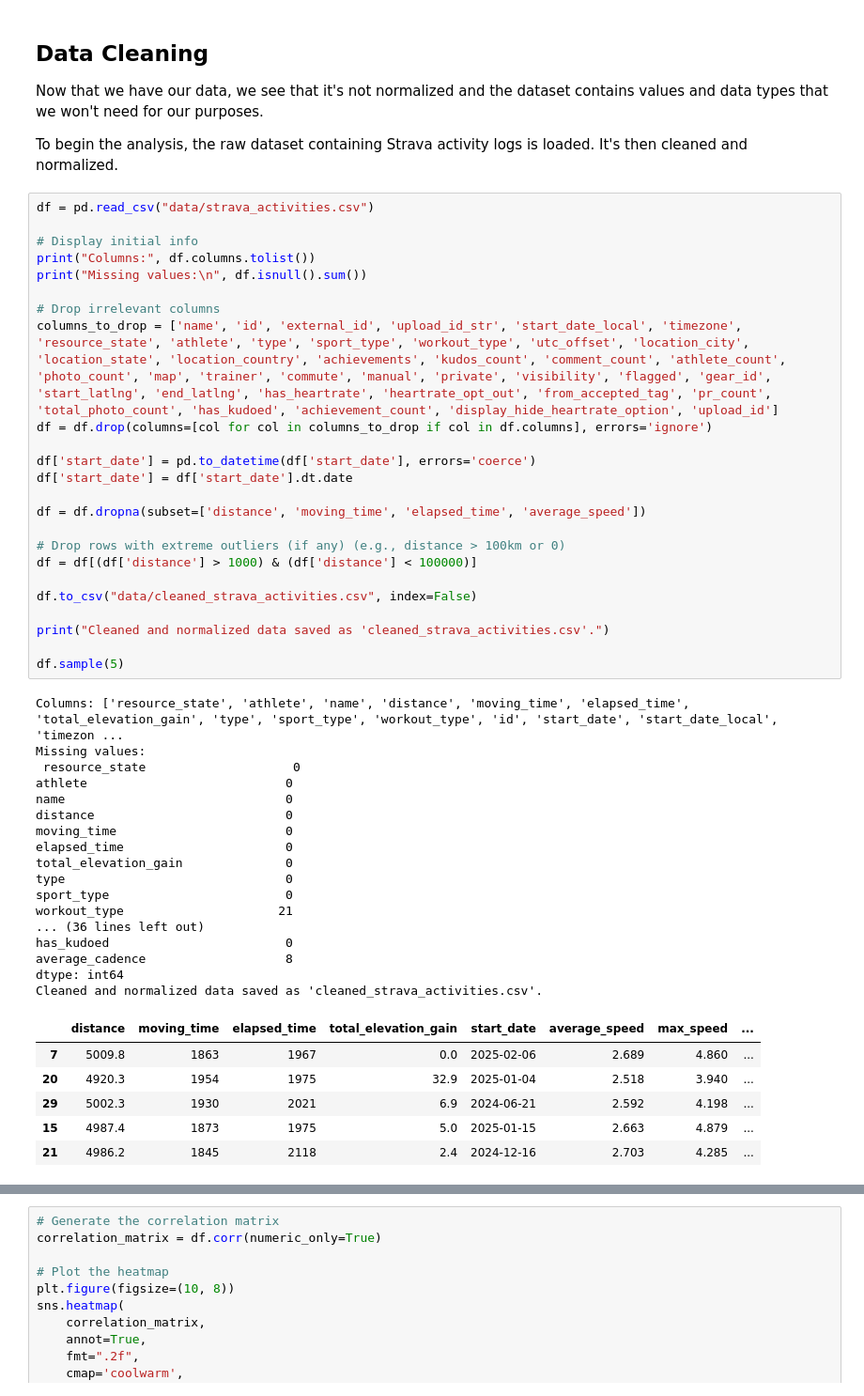
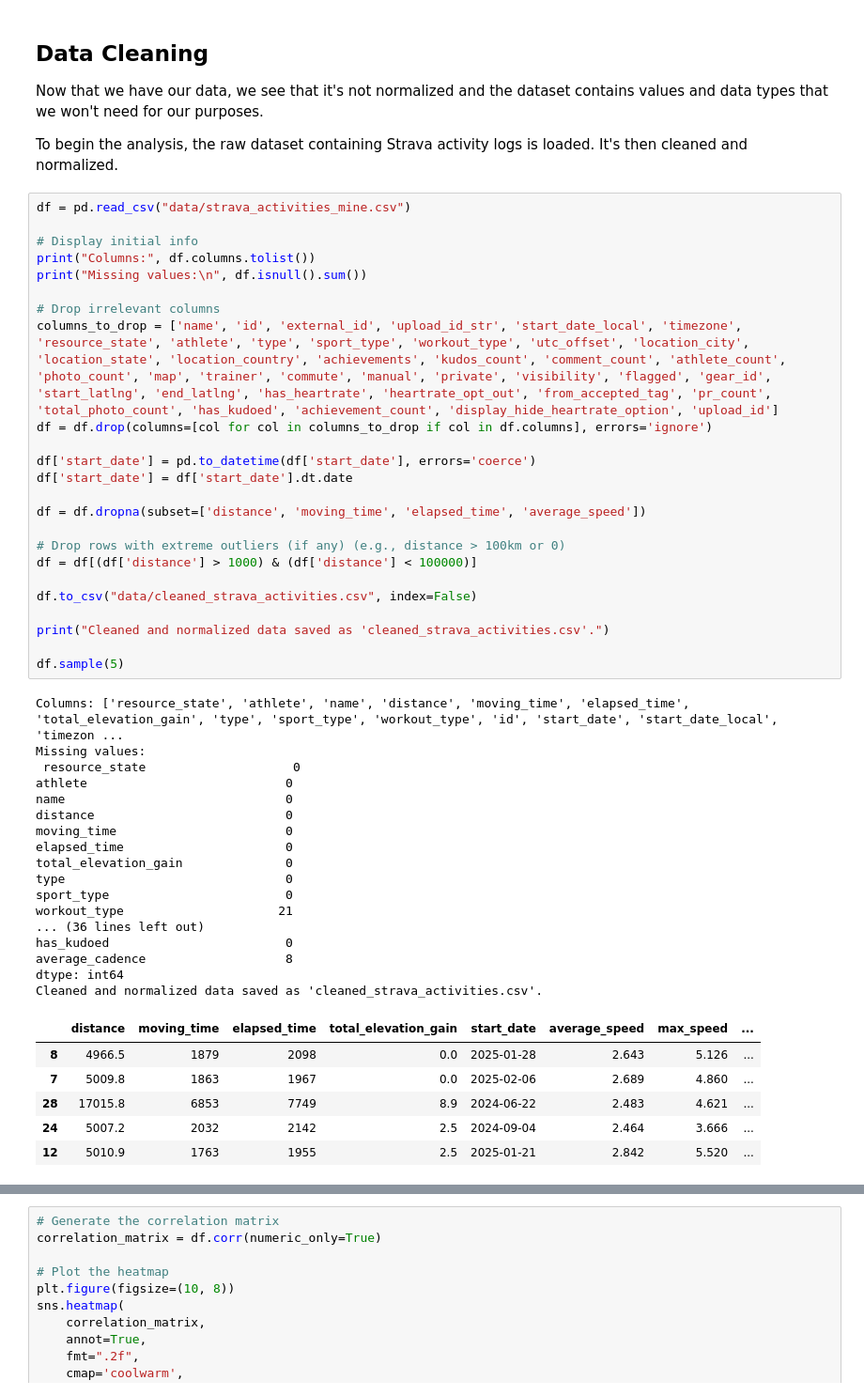
Before and after one commit to aleksts04/canimarathon, a Jupyter notebook: canimarathon.ipynb, the cells around one changed output, grey strips where cells are left out. Shown at 94% size. Cells and saved outputs as stored; diff of their text form.

```diff
--- a/canimarathon.ipynb
+++ b/canimarathon.ipynb
@@ -85,7 +91,7 @@ Now that we have our data, we see that it's not normalized and the dataset conta
 
 To begin the analysis, the raw dataset containing Strava activity logs is loaded. It's then cleaned and normalized.
 # %%
-df = pd.read_csv("data/strava_activities.csv")
+df = pd.read_csv("data/strava_activities_mine.csv")
 
 # Display initial info
 print("Columns:", df.columns.tolist())
@@ -100,36 +106,36 @@ df['start_date'] = df['start_date'].dt.date
 
 df = df.dropna(subset=['distance', 'moving_time', 'elapsed_time', 'average_speed'])
 
 # Drop rows with extreme outliers (if any) (e.g., distance > 100km or 0)
 df = df[(df['distance'] > 1000) & (df['distance'] < 100000)]
 
 df.to_csv("data/cleaned_strava_activities.csv", index=False)
 
 print("Cleaned and normalized data saved as 'cleaned_strava_activities.csv'.")
 
 df.sample(5)
 # %% [output]
 Columns: ['resource_state', 'athlete', 'name', 'distance', 'moving_time', 'elapsed_time', 'total_elevation_gain', 'type', 'sport_type', 'workout_type', 'id', 'start_date', 'start_date_local', 'timezon ...
 Missing values:
  resource_state                    0
 athlete                           0
 name                              0
 distance                          0
 moving_time                       0
 elapsed_time                      0
 total_elevation_gain              0
 type                              0
 sport_type                        0
 workout_type                     21
 ... (36 lines left out)
 has_kudoed                        0
 average_cadence                   8
 dtype: int64
 Cleaned and normalized data saved as 'cleaned_strava_activities.csv'.
 |  | distance | moving_time | elapsed_time | total_elevation_gain | start_date | average_speed | max_speed | ... |
+| 8 | 4966.5 | 1879 | 2098 | 0.0 | 2025-01-28 | 2.643 | 5.126 | ... |
 | 7 | 5009.8 | 1863 | 1967 | 0.0 | 2025-02-06 | 2.689 | 4.860 | ... |
-| 20 | 4920.3 | 1954 | 1975 | 32.9 | 2025-01-04 | 2.518 | 3.940 | ... |
-| 29 | 5002.3 | 1930 | 2021 | 6.9 | 2024-06-21 | 2.592 | 4.198 | ... |
-| 15 | 4987.4 | 1873 | 1975 | 5.0 | 2025-01-15 | 2.663 | 4.879 | ... |
-| 21 | 4986.2 | 1845 | 2118 | 2.4 | 2024-12-16 | 2.703 | 4.285 | ... |
+| 28 | 17015.8 | 6853 | 7749 | 8.9 | 2024-06-22 | 2.483 | 4.621 | ... |
+| 24 | 5007.2 | 2032 | 2142 | 2.5 | 2024-09-04 | 2.464 | 3.666 | ... |
+| 12 | 5010.9 | 1763 | 1955 | 2.5 | 2025-01-21 | 2.842 | 5.520 | ... |
 # %% [markdown]
```
Also changed, not shown: parts of 44 cells of this notebook, 8 other files.
